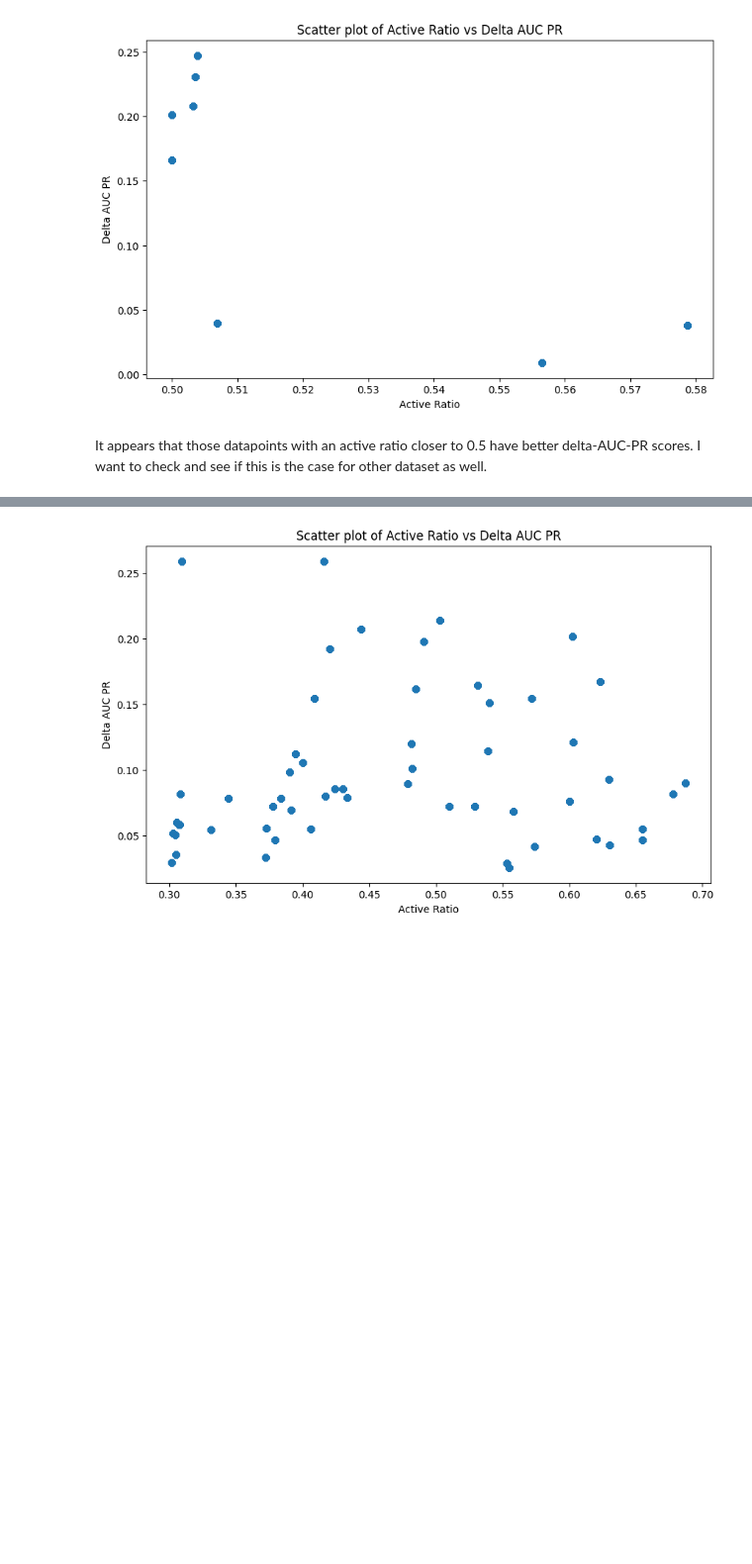
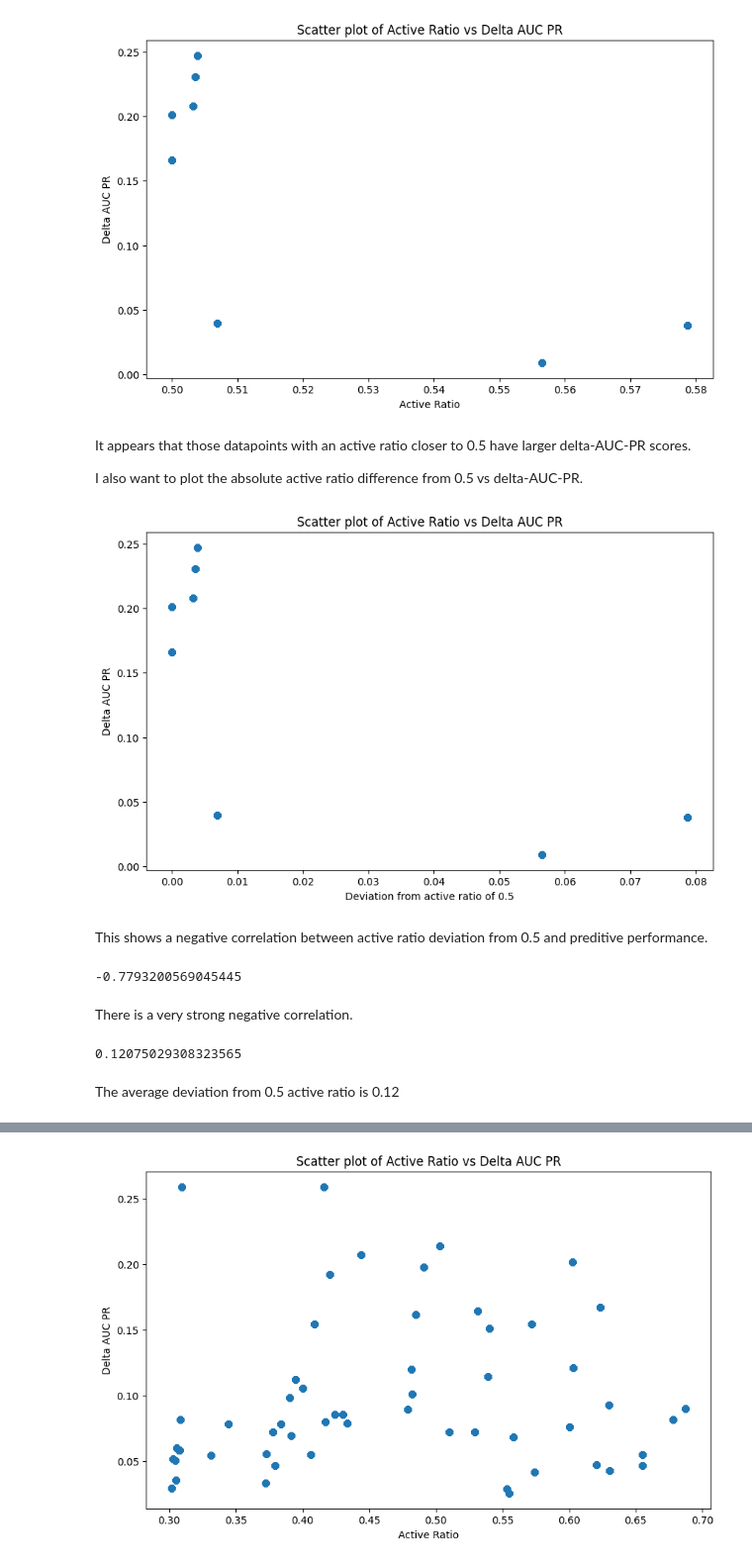
Before and after one commit to labdao/FS-Tox, a Jupyter notebook: notebooks/4.5-auc-pr-analysis.ipynb, the cells around one changed output, grey strips where cells are left out. Shown at 99% size. Saved outputs shown, nothing was run; the diff lists cells and outputs as text; code cells hidden in the pictures; blank space fills up the shorter version.

Commit message:
further analysis of dataset peformance

```diff
--- a/notebooks/4.5-auc-pr-analysis.ipynb
+++ b/notebooks/4.5-auc-pr-analysis.ipynb
@@ -11,5 +11,30 @@ import os
 import pandas as pd
 import matplotlib.pyplot as plt
 import duckdb
+# %%
+def get_run_info(filepath):
+
+    # Split the string at each slash to isolate each part of the path
+    parts = filepath.split("/")
+
+    # The target part is the one that contains 'params.dataset' and 'params.support_set_size'
+    target = [part for part in parts if "params.dataset" in part and "params.support_set_size" in part][0]
+
+    # Split the target part at each comma
+    params = target.split(",")
+
+    # Split each parameter at the equals sign and take the second part
+    dataset = params[0].split("=")[1]
+    support_set_size = int(params[1].split("=")[1])  # convert
+    to int for numerical operations
+
+    return {"dataset": dataset, "support_set_size": support_set_size}
+
+
+def rename_filename_to_assay_id(filename):
+    # Get basename without file extension from filename
+    base_name = os.path.basename(filename)
+    name_without_extension = os.path.splitext(base_name)[0]
+    return name_without_extension
 # %% [markdown]
 ## Assay makeup
@@ -143,4 +146,32 @@ plt.show()
 # %% [output]
 [figure]
 # %% [markdown]
-It appears that those datapoints with an active ratio closer to 0.5 have better delta-AUC-PR scores. I want to check and see if this is the case for other dataset as well.
+It appears that those datapoints with an active ratio closer to 0.5 have larger delta-AUC-PR scores.
+
+I also want to plot the absolute active ratio difference from 0.5 vs delta-AUC-PR.
+# %%
+diff = abs(merged["active_ratio"] - 0.5)
+
+# Create scatter plot of merged["active_ratio"] vs merged["delta_auc_pr"]
+plt.figure(figsize=(10, 6))
+plt.scatter(diff, merged["delta_auc_pr"])
+plt.xlabel('Deviation from active ratio of 0.5')
+plt.ylabel('Delta AUC PR')
+plt.title('Scatter plot of Active Ratio vs Delta AUC PR')
+plt.show()
+# %% [output]
+[figure, added]
+# %% [markdown]
+This shows a negative correlation between active ratio deviation from 0.5 and preditive performance.
+# %%
+diff.corr(merged["delta_auc_pr"])
+# %% [output]
+-0.7793200569045445
+# %% [markdown]
+There is a very strong negative correlation.
+# %%
+diff.median()
+# %% [output]
+0.12075029308323565
+# %% [markdown]
+The average deviation from 0.5 active ratio is 0.12
```
Also changed, not shown: parts of 14 cells of this notebook.
